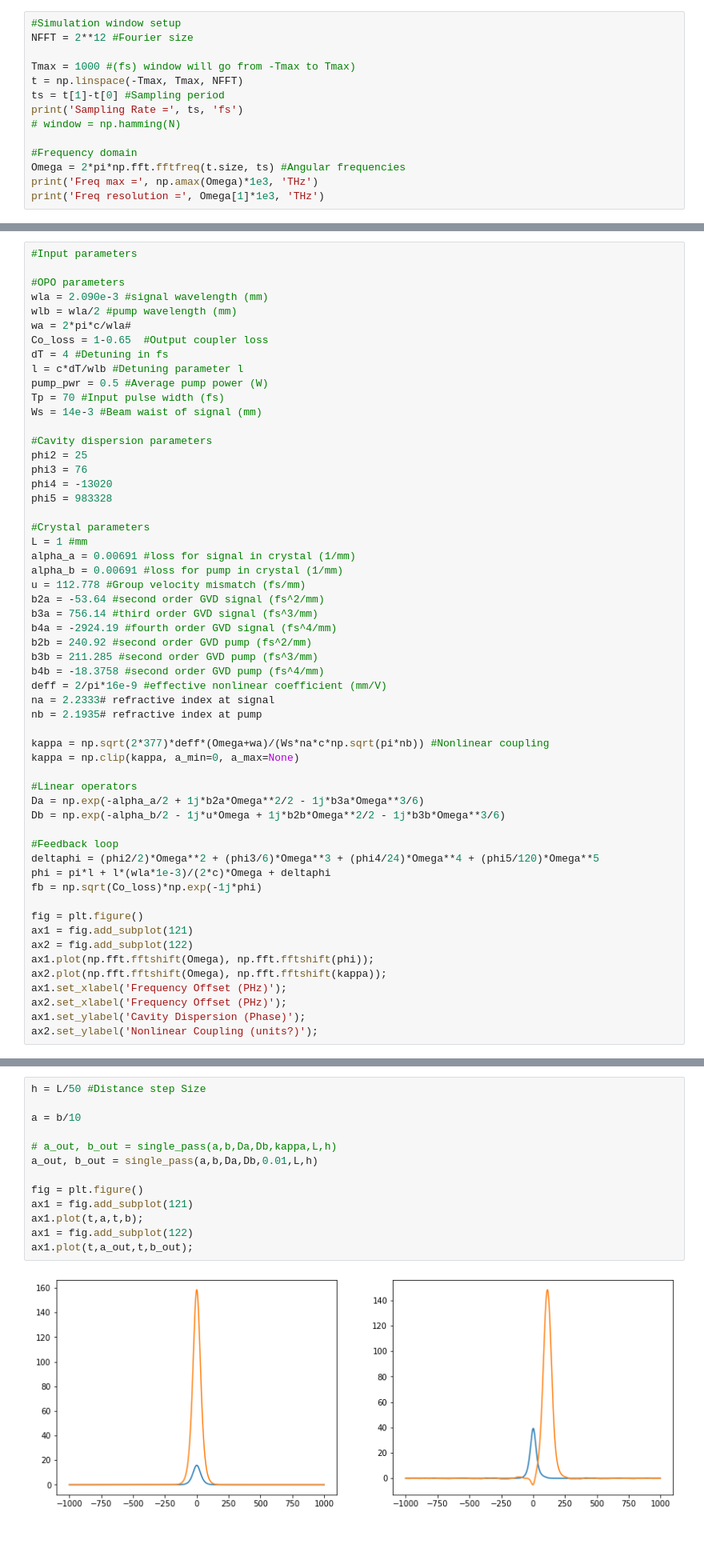
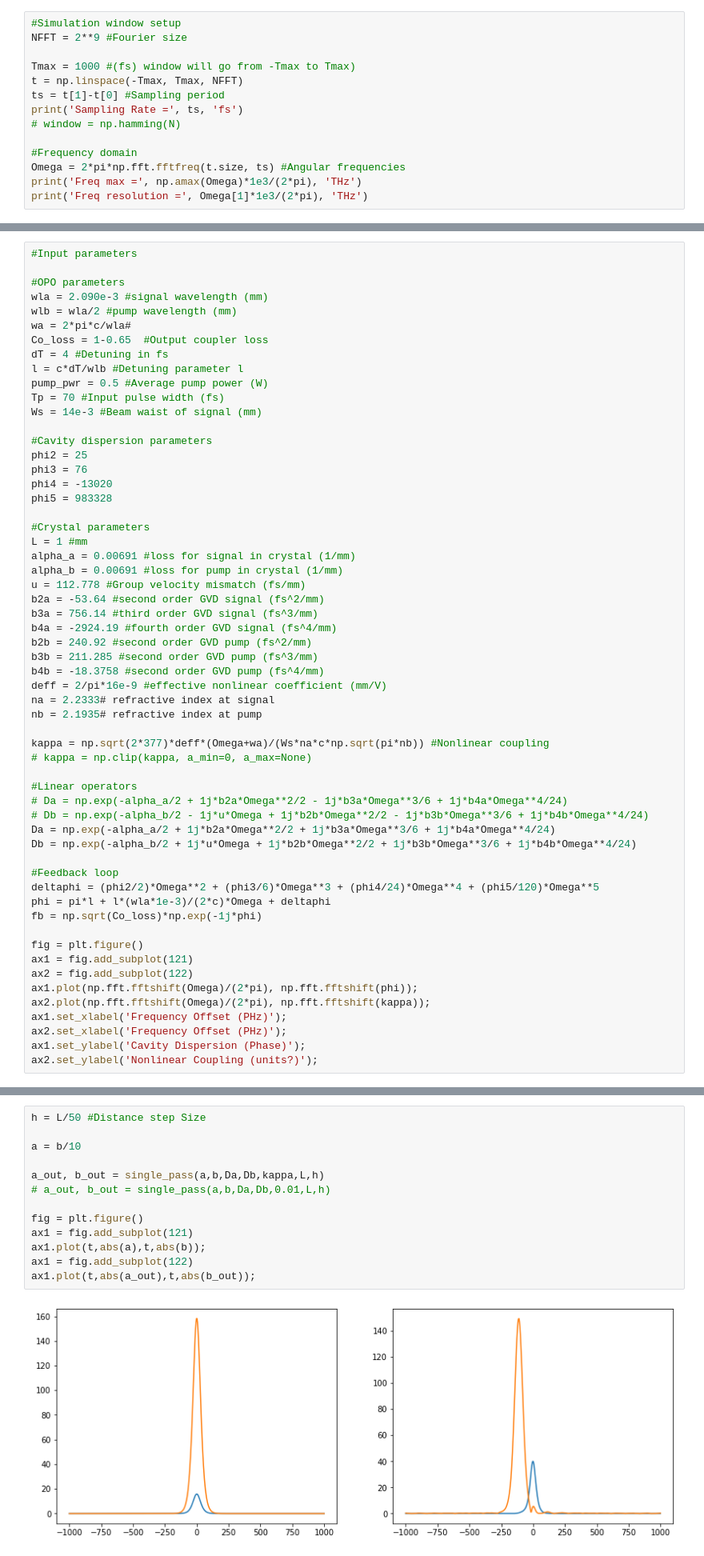
Before and after one commit to ledezmaluism/snow, a Jupyter notebook: Notebooks/Nonlinear_Pulse_3.ipynb, the cells around one changed output, grey strips where cells are left out. Shown at 80% size. Cells and saved outputs as stored; diff of their text form.

```diff
--- a/Notebooks/Nonlinear_Pulse_3.ipynb
+++ b/Notebooks/Nonlinear_Pulse_3.ipynb
@@ -154,7 +157,7 @@ def opo(b, N, L, h, Da, Db, fb, kappa, plot=False):
 ## Time and Frequency domain windows
 # %%
 #Simulation window setup
-NFFT = 2**12 #Fourier size
+NFFT = 2**9 #Fourier size
 
 Tmax = 1000 #(fs) window will go from -Tmax to Tmax)
 t = np.linspace(-Tmax, Tmax, NFFT)
@@ -164,6 +167,6 @@ print('Sampling Rate =', ts, 'fs')
 
 #Frequency domain
 Omega = 2*pi*np.fft.fftfreq(t.size, ts) #Angular frequencies
-print('Freq max =', np.amax(Omega)*1e3, 'THz')
-print('Freq resolution =', Omega[1]*1e3, 'THz')
+print('Freq max =', np.amax(Omega)*1e3/(2*pi), 'THz')
+print('Freq resolution =', Omega[1]*1e3/(2*pi), 'THz')
 # %% [output]
@@ -208,11 +211,13 @@ na = 2.2333# refractive index at signal
 nb = 2.1935# refractive index at pump
 
 kappa = np.sqrt(2*377)*deff*(Omega+wa)/(Ws*na*c*np.sqrt(pi*nb)) #Nonlinear coupling
-kappa = np.clip(kappa, a_min=0, a_max=None)
+# kappa = np.clip(kappa, a_min=0, a_max=None)
 
 #Linear operators
-Da = np.exp(-alpha_a/2 + 1j*b2a*Omega**2/2 - 1j*b3a*Omega**3/6)
-Db = np.exp(-alpha_b/2 - 1j*u*Omega + 1j*b2b*Omega**2/2 - 1j*b3b*Omega**3/6)
+# Da = np.exp(-alpha_a/2 + 1j*b2a*Omega**2/2 - 1j*b3a*Omega**3/6 + 1j*b4a*Omega**4/24)
+# Db = np.exp(-alpha_b/2 - 1j*u*Omega + 1j*b2b*Omega**2/2 - 1j*b3b*Omega**3/6 + 1j*b4b*Omega**4/24)
+Da = np.exp(-alpha_a/2 + 1j*b2a*Omega**2/2 + 1j*b3a*Omega**3/6 + 1j*b4a*Omega**4/24)
+Db = np.exp(-alpha_b/2 + 1j*u*Omega + 1j*b2b*Omega**2/2 + 1j*b3b*Omega**3/6 + 1j*b4b*Omega**4/24)
 
 #Feedback loop
 deltaphi = (phi2/2)*Omega**2 + (phi3/6)*Omega**3 + (phi4/24)*Omega**4 + (phi5/120)*Omega**5
@@ -222,8 +227,8 @@ fb = np.sqrt(Co_loss)*np.exp(-1j*phi)
 fig = plt.figure()
 ax1 = fig.add_subplot(121)
 ax2 = fig.add_subplot(122)
-ax1.plot(np.fft.fftshift(Omega), np.fft.fftshift(phi));
-ax2.plot(np.fft.fftshift(Omega), np.fft.fftshift(kappa));
+ax1.plot(np.fft.fftshift(Omega)/(2*pi), np.fft.fftshift(phi));
+ax2.plot(np.fft.fftshift(Omega)/(2*pi), np.fft.fftshift(kappa));
 ax1.set_xlabel('Frequency Offset (PHz)');
 ax2.set_xlabel('Frequency Offset (PHz)');
 ax1.set_ylabel('Cavity Dispersion (Phase)');
@@ -267,18 +273,18 @@ ax2.set_xlim(-0.2,0.2)
 # %%
 h = L/50 #Distance step Size
 
 a = b/10
 
-# a_out, b_out = single_pass(a,b,Da,Db,kappa,L,h)
-a_out, b_out = single_pass(a,b,Da,Db,0.01,L,h)
+a_out, b_out = single_pass(a,b,Da,Db,kappa,L,h)
+# a_out, b_out = single_pass(a,b,Da,Db,0.01,L,h)
 
 fig = plt.figure()
 ax1 = fig.add_subplot(121)
-ax1.plot(t,a,t,b);
+ax1.plot(t,abs(a),t,abs(b));
 ax1 = fig.add_subplot(122)
-ax1.plot(t,a_out,t,b_out);
+ax1.plot(t,abs(a_out),t,abs(b_out));
 # %% [output]
-[figure, old version]
+[figure, new version]
 # %% [markdown]
 ## OPO Test
 # %%
```
Also changed, not shown: parts of 11 cells of this notebook.
